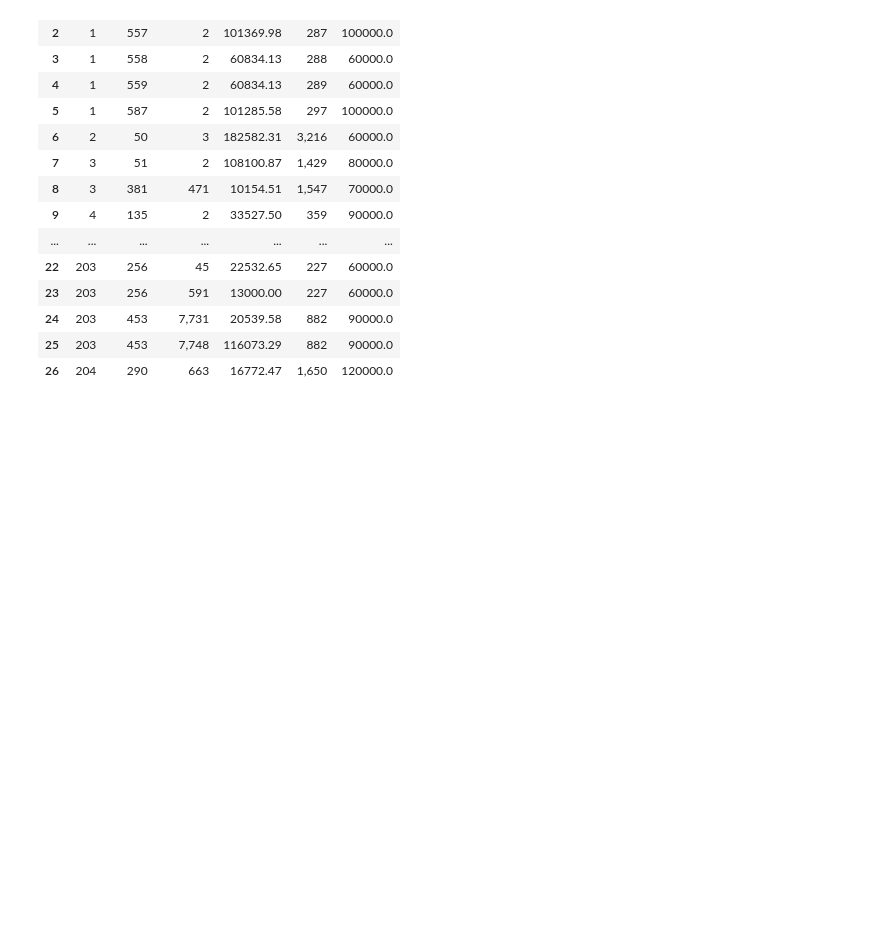
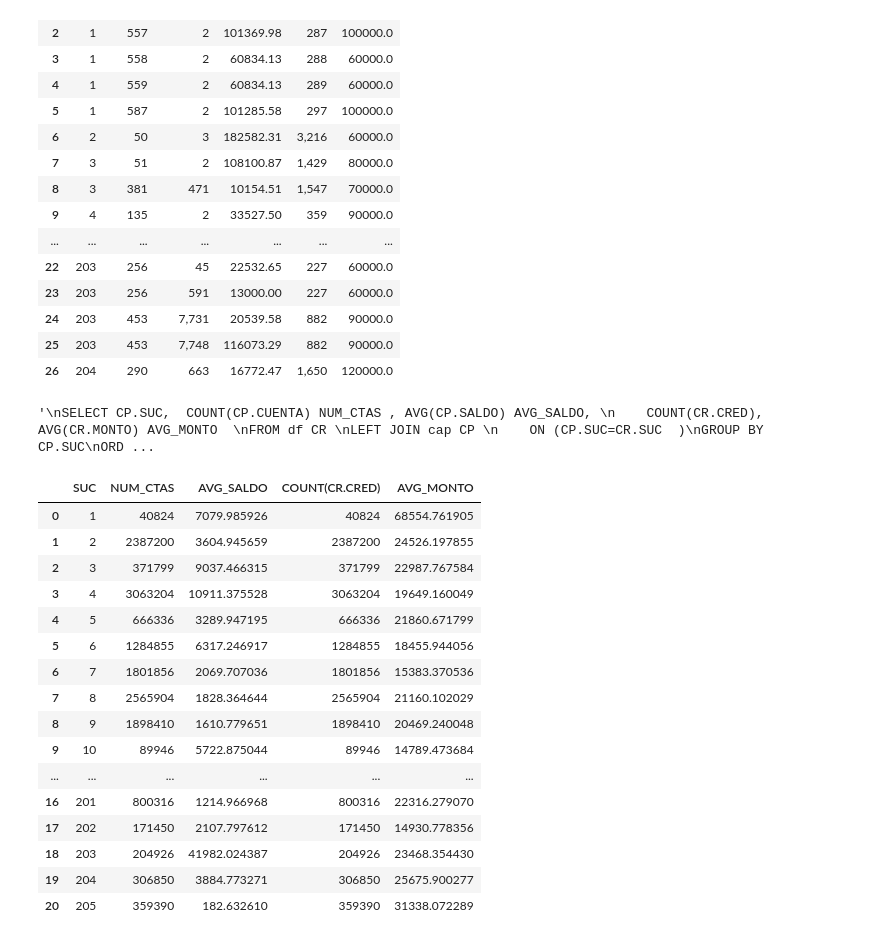
Before and after one commit to guamoshtli/Pandas, a Jupyter notebook: sql.ipynb, the cells around one changed output. Drawn from its saved outputs; the diff is of its cells as text; code cells hidden in the pictures; blank space fills up the shorter version.

Commit message:
sql joins

```diff
--- a/sql.ipynb
+++ b/sql.ipynb
@@ -315,3 +315,38 @@ df8
 | 24 | 203 | 453 | 7,731 | 20539.58 | 882 | 90000.0 |
 | 25 | 203 | 453 | 7,748 | 116073.29 | 882 | 90000.0 |
 | 26 | 204 | 290 | 663 | 16772.47 | 1,650 | 120000.0 |
+# %%
+query = """
+SELECT CP.SUC,  COUNT(CP.CUENTA) NUM_CTAS , AVG(CP.SALDO) AVG_SALDO,
+    COUNT(CR.CRED), AVG(CR.MONTO) AVG_MONTO
+FROM df CR
+LEFT JOIN cap CP
+    ON (CP.SUC=CR.SUC  )
+GROUP BY  CP.SUC
+ORDER BY CP.SUC
+
+"""
+query
+# %% [output]
+'\nSELECT CP.SUC,  COUNT(CP.CUENTA) NUM_CTAS , AVG(CP.SALDO) AVG_SALDO, \n    COUNT(CR.CRED), AVG(CR.MONTO) AVG_MONTO  \nFROM df CR \nLEFT JOIN cap CP \n    ON (CP.SUC=CR.SUC  )\nGROUP BY  CP.SUC\nORD ...
+# %%
+df9=sqldf(query)
+df9
+# %% [output]
+|  | SUC | NUM_CTAS | AVG_SALDO | COUNT(CR.CRED) | AVG_MONTO |
+| 0 | 1 | 40824 | 7079.985926 | 40824 | 68554.761905 |
+| 1 | 2 | 2387200 | 3604.945659 | 2387200 | 24526.197855 |
+| 2 | 3 | 371799 | 9037.466315 | 371799 | 22987.767584 |
+| 3 | 4 | 3063204 | 10911.375528 | 3063204 | 19649.160049 |
+| 4 | 5 | 666336 | 3289.947195 | 666336 | 21860.671799 |
+| 5 | 6 | 1284855 | 6317.246917 | 1284855 | 18455.944056 |
+| 6 | 7 | 1801856 | 2069.707036 | 1801856 | 15383.370536 |
+| 7 | 8 | 2565904 | 1828.364644 | 2565904 | 21160.102029 |
+| 8 | 9 | 1898410 | 1610.779651 | 1898410 | 20469.240048 |
+| 9 | 10 | 89946 | 5722.875044 | 89946 | 14789.473684 |
+| ... | ... | ... | ... | ... | ... |
+| 16 | 201 | 800316 | 1214.966968 | 800316 | 22316.279070 |
+| 17 | 202 | 171450 | 2107.797612 | 171450 | 14930.778356 |
+| 18 | 203 | 204926 | 41982.024387 | 204926 | 23468.354430 |
+| 19 | 204 | 306850 | 3884.773271 | 306850 | 25675.900277 |
+| 20 | 205 | 359390 | 182.632610 | 359390 | 31338.072289 |
```
Also changed, not shown: 4 other files.
